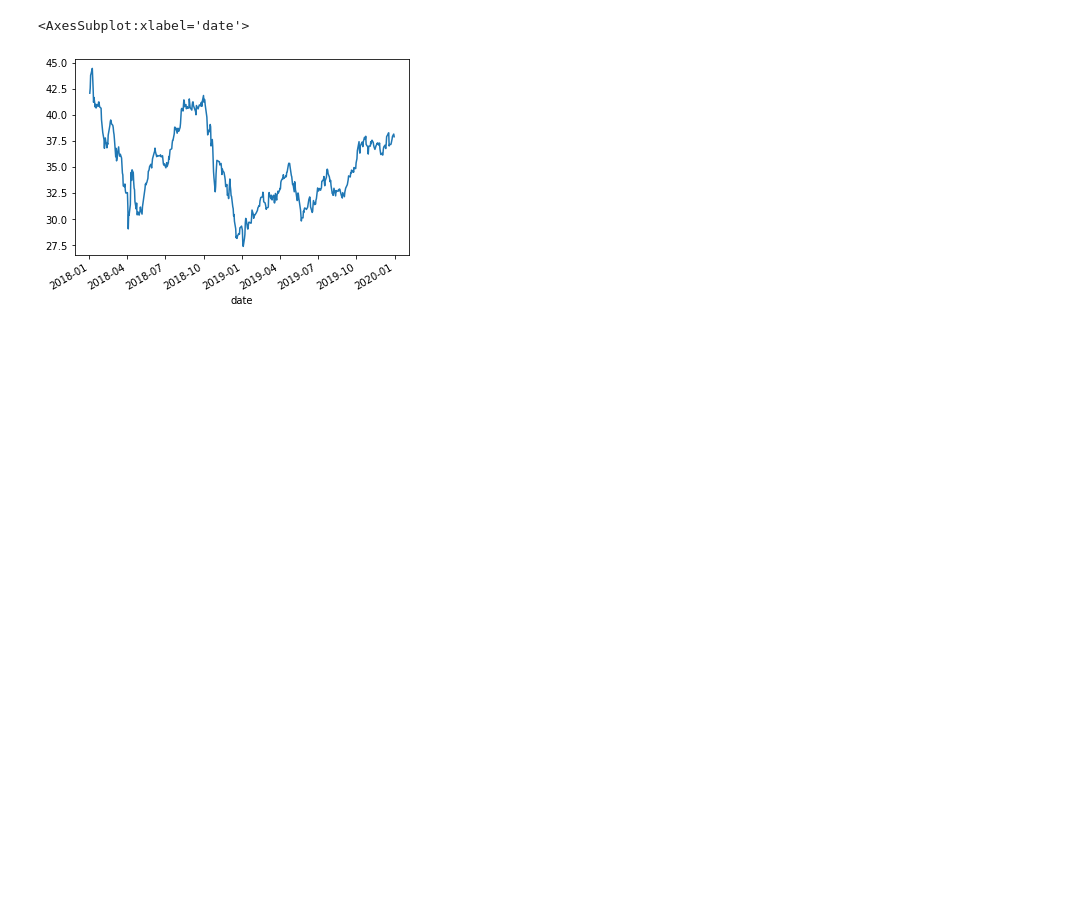
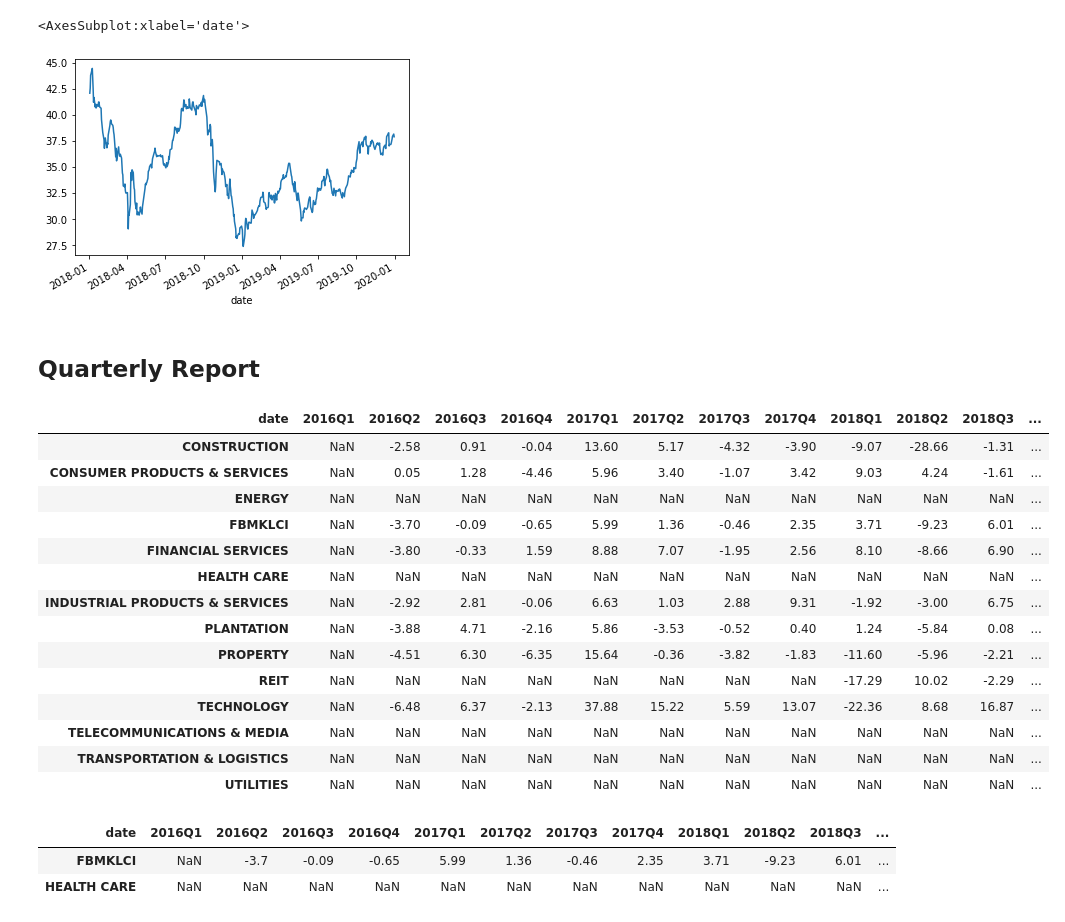
Before and after one commit to hsm207/bm_sector_rotation, a Jupyter notebook: notebooks/02_analysis.ipynb, the cells around one changed output. Cells and saved outputs as stored; diff of their text form; code cells hidden in the pictures; blank space fills up the shorter version.

Commit message:
Add quarterly returns analysis

```diff
--- a/notebooks/02_analysis.ipynb
+++ b/notebooks/02_analysis.ipynb
@@ -63,3 +65,43 @@ extract_index("TECHNOLOGY").loc['2018':'2019']['close'].plot()
 # %% [output]
 <AxesSubplot:xlabel='date'>
 [figure]
+# %% [markdown]
+## Quarterly Report
+# %%
+def calculate_quarterly_return(data):
+    index_name = data["name"][0]
+
+    df = data.asfreq('Q', method='pad')
+    df = df.set_index(df.index.to_period('Q'))
+
+    df[index_name]  = df[["close"]].pct_change() * 100
+    df[index_name]  = df[index_name].round(2)
+
+    return df[[index_name]]
+# %%
+quarterly_returns = pd.concat([calculate_quarterly_return(df) for df in dfs],
+          axis = 1)
+
+quarterly_returns.T
+# %% [output]
+| date | 2016Q1 | 2016Q2 | 2016Q3 | 2016Q4 | 2017Q1 | 2017Q2 | 2017Q3 | 2017Q4 | 2018Q1 | 2018Q2 | 2018Q3 | ... |
+| CONSTRUCTION | NaN | -2.58 | 0.91 | -0.04 | 13.60 | 5.17 | -4.32 | -3.90 | -9.07 | -28.66 | -1.31 | ... |
+| CONSUMER PRODUCTS & SERVICES | NaN | 0.05 | 1.28 | -4.46 | 5.96 | 3.40 | -1.07 | 3.42 | 9.03 | 4.24 | -1.61 | ... |
+| ENERGY | NaN | NaN | NaN | NaN | NaN | NaN | NaN | NaN | NaN | NaN | NaN | ... |
+| FBMKLCI | NaN | -3.70 | -0.09 | -0.65 | 5.99 | 1.36 | -0.46 | 2.35 | 3.71 | -9.23 | 6.01 | ... |
+| FINANCIAL SERVICES | NaN | -3.80 | -0.33 | 1.59 | 8.88 | 7.07 | -1.95 | 2.56 | 8.10 | -8.66 | 6.90 | ... |
+| HEALTH CARE | NaN | NaN | NaN | NaN | NaN | NaN | NaN | NaN | NaN | NaN | NaN | ... |
+| INDUSTRIAL PRODUCTS & SERVICES | NaN | -2.92 | 2.81 | -0.06 | 6.63 | 1.03 | 2.88 | 9.31 | -1.92 | -3.00 | 6.75 | ... |
+| PLANTATION | NaN | -3.88 | 4.71 | -2.16 | 5.86 | -3.53 | -0.52 | 0.40 | 1.24 | -5.84 | 0.08 | ... |
+| PROPERTY | NaN | -4.51 | 6.30 | -6.35 | 15.64 | -0.36 | -3.82 | -1.83 | -11.60 | -5.96 | -2.21 | ... |
+| REIT | NaN | NaN | NaN | NaN | NaN | NaN | NaN | NaN | -17.29 | 10.02 | -2.29 | ... |
+| TECHNOLOGY | NaN | -6.48 | 6.37 | -2.13 | 37.88 | 15.22 | 5.59 | 13.07 | -22.36 | 8.68 | 16.87 | ... |
+| TELECOMMUNICATIONS & MEDIA | NaN | NaN | NaN | NaN | NaN | NaN | NaN | NaN | NaN | NaN | NaN | ... |
+| TRANSPORTATION & LOGISTICS | NaN | NaN | NaN | NaN | NaN | NaN | NaN | NaN | NaN | NaN | NaN | ... |
+| UTILITIES | NaN | NaN | NaN | NaN | NaN | NaN | NaN | NaN | NaN | NaN | NaN | ... |
+# %%
+quarterly_returns.T.loc[["FBMKLCI", "HEALTH CARE"]]
+# %% [output]
+| date | 2016Q1 | 2016Q2 | 2016Q3 | 2016Q4 | 2017Q1 | 2017Q2 | 2017Q3 | 2017Q4 | 2018Q1 | 2018Q2 | 2018Q3 | ... |
+| FBMKLCI | NaN | -3.7 | -0.09 | -0.65 | 5.99 | 1.36 | -0.46 | 2.35 | 3.71 | -9.23 | 6.01 | ... |
+| HEALTH CARE | NaN | NaN | NaN | NaN | NaN | NaN | NaN | NaN | NaN | NaN | NaN | ... |
```
Also changed, not shown: parts of 3 cells of this notebook.
